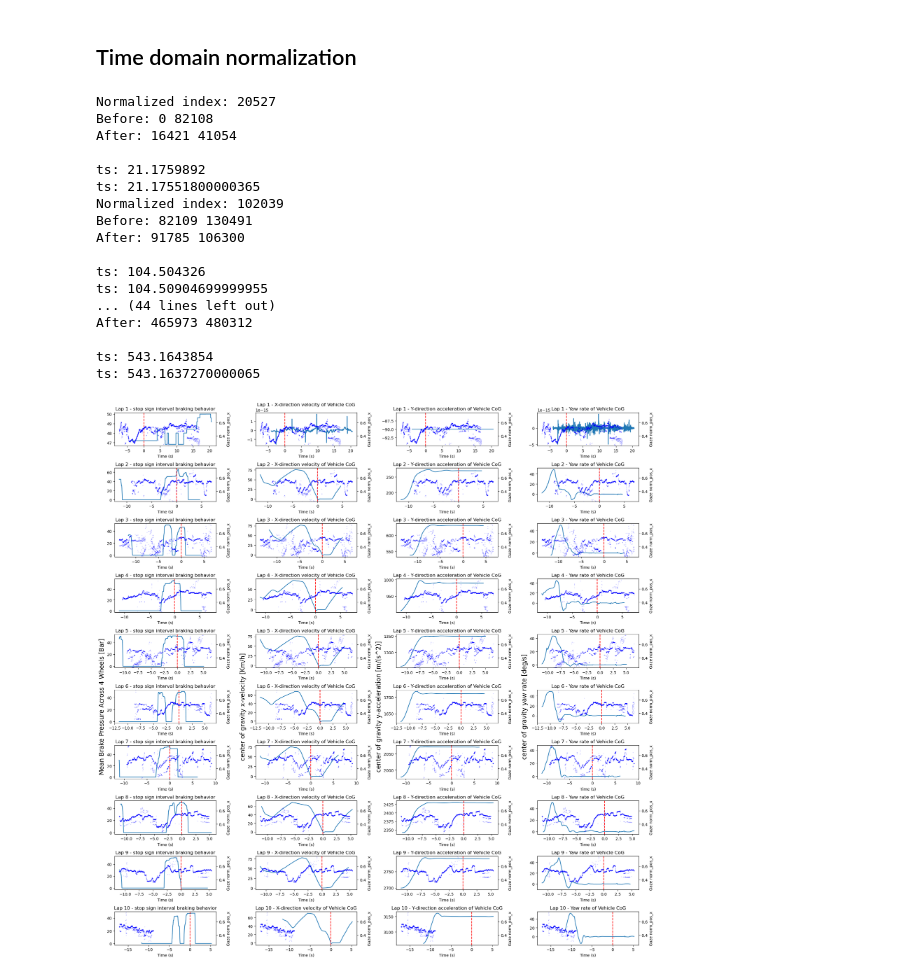
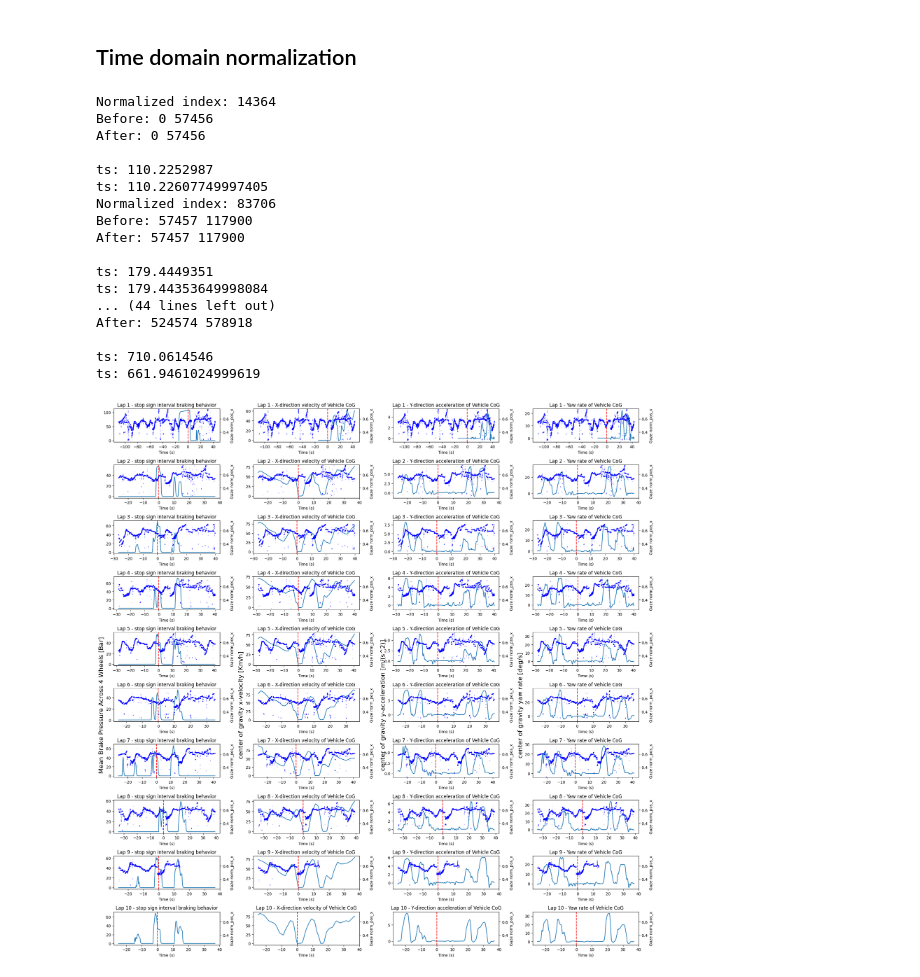
Before and after one commit to jhpark98/BAAR, a Jupyter notebook: EDA.ipynb, the cells around one changed output. Cells and saved outputs as stored; diff of their text form; code cells hidden in the pictures.

```diff
--- a/EDA.ipynb
+++ b/EDA.ipynb
@@ -45,8 +47,6 @@ Index([15709, 27040, 36506, 47416, 56490, 65984, 77118, 89163, 100554, 106660],
 # %% [markdown]
 # Visualize data
 # %%
-column_labels = ['Brake[Bar]_avg', 'a_y_Vehicle_CoG[m|s2]', 'YawRate_Vehicle_CoG[deg|s]', 'v_x_Vehicle_CoG[km|h]']
-
 def find_stop_point(df_vehicle, start_idx, end_idx, e=0.1):
     """
     This function finds stoppoing point of the vehicle and returns the corresponding norm_idx.
@@ -65,8 +65,8 @@ def find_stop_point(df_vehicle, start_idx, end_idx, e=0.1):
 def section_idx(start_idx, end_idx):
     # TODO - add options to choose corner etc...
     total_interval = end_idx - start_idx
-    start_idx = start_idx + int(total_interval * 0.20)
-    end_idx = end_idx - int(total_interval * 0.50)
+    start_idx = start_idx + int(total_interval * 0.0)
+    end_idx = start_idx + int(total_interval * 1.0)
 
     return start_idx, end_idx
 
@@ -174,6 +286,9 @@ Lap 10: 6320.568115651387
 # %% [markdown]
 ## Time domain normalization
 # %%
+column_labels = ['Brake[Bar]_avg', 'a_y_Vehicle_CoG[m|s2]', 'YawRate_Vehicle_CoG[deg|s]', 'v_x_Vehicle_CoG[km|h]']
+
+
 fig, axs = plt.subplots(N_LAPS, len(column_labels), figsize=(20, 20))
 
 for i in range(N_LAPS):
@@ -217,7 +332,7 @@ for i in range(N_LAPS):
 
     ax2 = axs[i, 0].twinx()
     norm_pos_x = df_gaze['norm_pos_x'][gaze_start_idx:gaze_end_idx]
-    ax2.scatter(gaze_time, norm_pos_x, label='Gaze norm_pos_x', color='blue', s=0.1, alpha=0.5)
+    ax2.scatter(gaze_time, norm_pos_x, label='Gaze norm_pos_x', color='blue', s=0.2, alpha=0.5)
     ax2.set_ylabel('Gaze norm_pos_x')
     ax2.set_ylim(0.25, 0.75)
     # ax2.set_yticks(YTICKS)
@@ -228,7 +343,7 @@ for i in range(N_LAPS):
     axs[i, 1].axvline(x=vline, color='red', linestyle='--')
     ax2 = axs[i, 1].twinx()
     norm_pos_x = df_gaze['norm_pos_x'][gaze_start_idx:gaze_end_idx]
-    ax2.scatter(gaze_time, norm_pos_x, label='Gaze norm_pos_x', color='blue', s=0.1, alpha=0.5)
+    ax2.scatter(gaze_time, norm_pos_x, label='Gaze norm_pos_x', color='blue', s=0.2, alpha=0.5)
     ax2.set_ylabel('Gaze norm_pos_x')
     ax2.set_ylim(0.25, 0.75)
     # ax2.set_yticks(YTICKS)
@@ -239,7 +354,7 @@ for i in range(N_LAPS):
     axs[i, 2].axvline(x=vline, color='red', linestyle='--')
     ax2 = axs[i, 2].twinx()
     norm_pos_x = df_gaze['norm_pos_x'][gaze_start_idx:gaze_end_idx]
-    ax2.scatter(gaze_time, norm_pos_x, label='Gaze norm_pos_x', color='blue', s=0.1, alpha=0.5)
+    ax2.scatter(gaze_time, norm_pos_x, label='Gaze norm_pos_x', color='blue', s=0.2, alpha=0.5)
     ax2.set_ylabel('Gaze norm_pos_x')
     ax2.set_ylim(0.25, 0.75)
     # ax2.set_yticks(YTICKS)
@@ -247,45 +362,45 @@ for i in range(N_LAPS):
     #Plot Yaw rate
     axs[i, 3].plot(time, yaw, label=f'Lap {i+1}')
     axs[i, 3].set_title(f'Lap {i+1} - Yaw rate of Vehicle CoG')
     axs[i, 3].axvline(x=vline, color='red', linestyle='--')
     ax2 = axs[i, 3].twinx()
     norm_pos_x = df_gaze['norm_pos_x'][gaze_start_idx:gaze_end_idx]
-    ax2.scatter(gaze_time, norm_pos_x, label='Gaze norm_pos_x', color='blue', s=0.1, alpha=0.5)
+    ax2.scatter(gaze_time, norm_pos_x, label='Gaze norm_pos_x', color='blue', s=0.2, alpha=0.5)
     ax2.set_ylabel('Gaze norm_pos_x')
     ax2.set_ylim(0.25, 0.75)
     # ax2.set_yticks(YTICKS)
 
 
     # Set common labels
     for j in range(len(column_labels)):
         axs[i, j].set_xlabel('Time (s)')
 
 axs[5, 0].set_ylabel('Mean Brake Pressure Across 4 Wheels [Bar]', fontsize = 16)
 axs[5, 1].set_ylabel('center of gravity x-velocity [Km/h]', fontsize = 16)
 axs[5, 2].set_ylabel('center of gravity y-acceleration [m/(s^2)]', fontsize = 16)
 axs[5, 3].set_ylabel('center of gravity yaw rate [deg/s]', fontsize = 16)
 
 # Adjust layout
 plt.tight_layout()
 
 # Show the plot
 plt.show()
 # %% [output]
-Normalized index: 20527
-Before: 0 82108
-After: 16421 41054
+Normalized index: 14364
+Before: 0 57456
+After: 0 57456
 
-ts: 21.1759892
-ts: 21.17551800000365
-Normalized index: 102039
-Before: 82109 130491
-After: 91785 106300
+ts: 110.2252987
+ts: 110.22607749997405
+Normalized index: 83706
+Before: 57457 117900
+After: 57457 117900
 
-ts: 104.504326
-ts: 104.50904699999955
+ts: 179.4449351
+ts: 179.44353649998084
 ... (44 lines left out)
-After: 465973 480312
+After: 524574 578918
 
-ts: 543.1643854
-ts: 543.1637270000065
+ts: 710.0614546
+ts: 661.9461024999619
-[figure, old version]
+[figure, new version]
```
Also changed, not shown: parts of 7 cells of this notebook, 3 other files.
